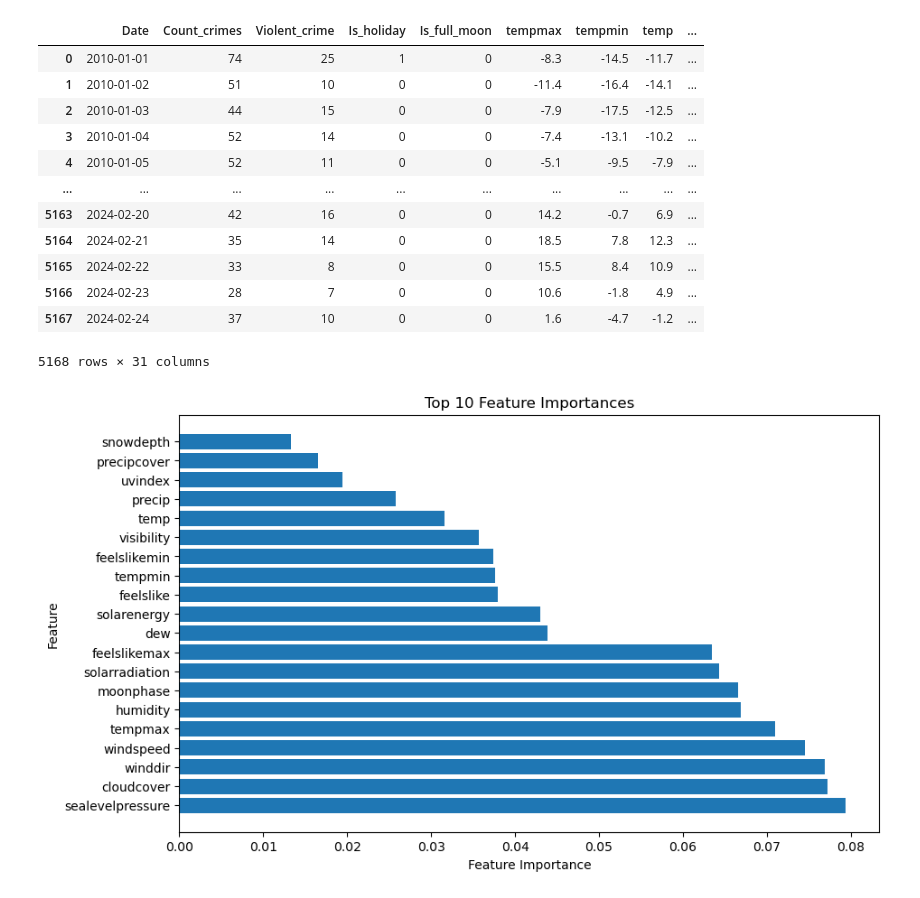
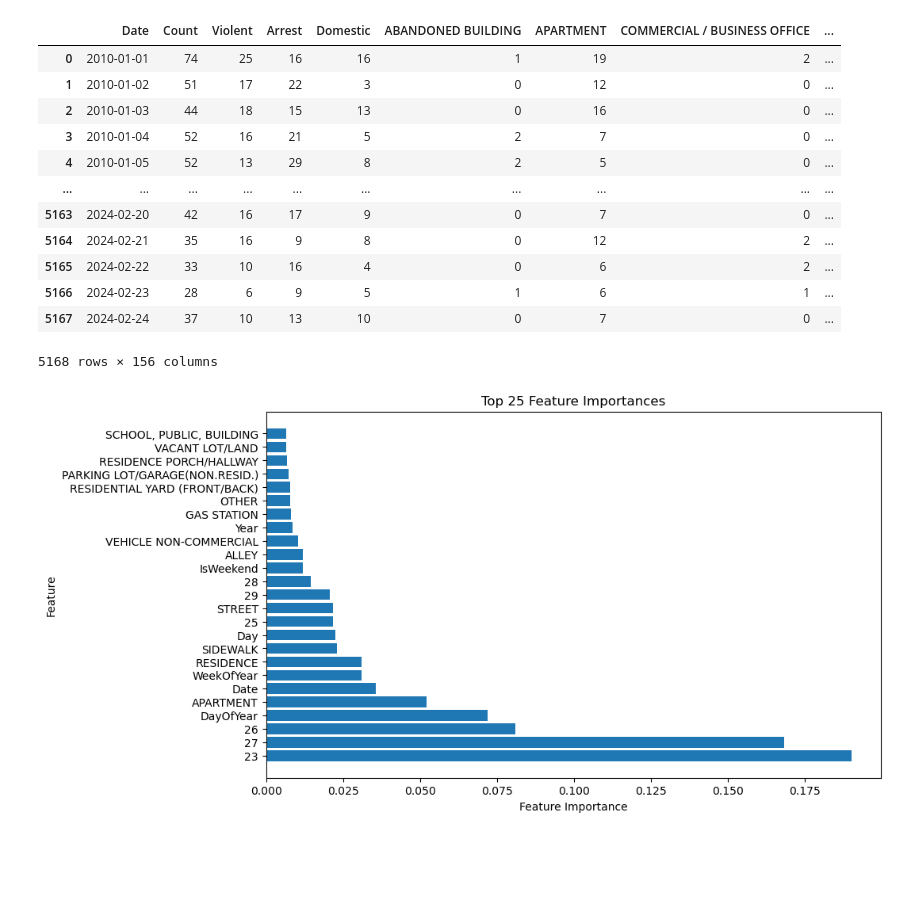
Before and after one commit to SamLeeBYU/ChicagoCrimes, a Jupyter notebook: Jeffry/testing_tree.ipynb, the cells around one changed output. Cells and saved outputs as stored; diff of their text form; code cells hidden in the pictures; blank space fills up the shorter version.

```diff
--- a/Jeffry/testing_tree.ipynb
+++ b/Jeffry/testing_tree.ipynb
@@ -5,37 +5,52 @@ import pandas as pd
 # %%
 #tree
 # %%
-df = pd.read_csv('merged_data.csv')
-df
+data = pd.read_csv("crimes_count.csv")
+data
 # %% [output]
-|  | Date | Count_crimes | Violent_crime | Is_holiday | Is_full_moon | tempmax | tempmin | temp | ... |
-| 0 | 2010-01-01 | 74 | 25 | 1 | 0 | -8.3 | -14.5 | -11.7 | ... |
-| 1 | 2010-01-02 | 51 | 10 | 0 | 0 | -11.4 | -16.4 | -14.1 | ... |
-| 2 | 2010-01-03 | 44 | 15 | 0 | 0 | -7.9 | -17.5 | -12.5 | ... |
-| 3 | 2010-01-04 | 52 | 14 | 0 | 0 | -7.4 | -13.1 | -10.2 | ... |
-| 4 | 2010-01-05 | 52 | 11 | 0 | 0 | -5.1 | -9.5 | -7.9 | ... |
+|  | Date | Count | Violent | Arrest | Domestic | ABANDONED BUILDING | APARTMENT | COMMERCIAL / BUSINESS OFFICE | ... |
+| 0 | 2010-01-01 | 74 | 25 | 16 | 16 | 1 | 19 | 2 | ... |
+| 1 | 2010-01-02 | 51 | 17 | 22 | 3 | 0 | 12 | 0 | ... |
+| 2 | 2010-01-03 | 44 | 18 | 15 | 13 | 0 | 16 | 0 | ... |
+| 3 | 2010-01-04 | 52 | 16 | 21 | 5 | 2 | 7 | 0 | ... |
+| 4 | 2010-01-05 | 52 | 13 | 29 | 8 | 2 | 5 | 0 | ... |
 | ... | ... | ... | ... | ... | ... | ... | ... | ... | ... |
-| 5163 | 2024-02-20 | 42 | 16 | 0 | 0 | 14.2 | -0.7 | 6.9 | ... |
-| 5164 | 2024-02-21 | 35 | 14 | 0 | 0 | 18.5 | 7.8 | 12.3 | ... |
-| 5165 | 2024-02-22 | 33 | 8 | 0 | 0 | 15.5 | 8.4 | 10.9 | ... |
-| 5166 | 2024-02-23 | 28 | 7 | 0 | 0 | 10.6 | -1.8 | 4.9 | ... |
-| 5167 | 2024-02-24 | 37 | 10 | 0 | 0 | 1.6 | -4.7 | -1.2 | ... |
+| 5163 | 2024-02-20 | 42 | 16 | 17 | 9 | 0 | 7 | 0 | ... |
+| 5164 | 2024-02-21 | 35 | 16 | 9 | 8 | 0 | 12 | 2 | ... |
+| 5165 | 2024-02-22 | 33 | 10 | 16 | 4 | 0 | 6 | 2 | ... |
+| 5166 | 2024-02-23 | 28 | 6 | 9 | 5 | 1 | 6 | 1 | ... |
+| 5167 | 2024-02-24 | 37 | 10 | 13 | 10 | 0 | 7 | 0 | ... |
-5168 rows × 31 columns
+5168 rows × 156 columns
+# %%
+data['Date'] = pd.to_datetime(data['Date'])
+data['Year'] = data['Date'].dt.year
+data['Month'] = data['Date'].dt.month
+data['Day'] = data['Date'].dt.day
+data['DayOfYear'] = data['Date'].dt.dayofyear
+data['WeekOfYear'] = data['Date'].dt.isocalendar().week
+data['IsWeekend'] = data['Date'].dt.weekday >= 5
+data['Date'] =data['Year'] + (data['Month'] - 0.5)/12
+# %%
+numeric_columns = data.select_dtypes(include=['float', 'int']).columns
+
+for column in numeric_columns:
+    mean_value = data[column].mean()
+    data[column].fillna(mean_value, inplace=True)
 # %%
-data_train = df
-categorical_features = ['Date', 'Year', 'Month', 'Count_crimes','Violent_crime','YrMon']
+data_train = data
+categorical_features = ['Arrest', 'Domestic', 'Count']
 
 # Generate numeric features excluding categorical and high cardinality features, price, and Id
 numeric_features = [col for col in data_train.columns
                     if col not in categorical_features
-                    and col not in ['Rate']]
+                    and col not in ['Violent']]
 
 # Select features and target variable
 selected_features = numeric_features
 X = data_train[selected_features]
-y = data_train['Rate']
+y = data_train['Violent']
 # %%
-rf_model = RandomForestRegressor(n_estimators=1000, random_state=42)
+rf_model = RandomForestRegressor(n_estimators=20, random_state=42)
 
 # Fit the model
 rf_model.fit(X, y)
@@ -50,18 +65,18 @@ feature_importance_map = dict(zip(X.columns, feature_importances))
 sorted_features = sorted(feature_importance_map.items(), key=lambda x: x[1], reverse=True)
 
 # Extract top 10 features
-top_features = sorted_features[:20]
+top_features = sorted_features[:25]
 # %%
 # Plot feature importances
 plt.figure(figsize=(10, 6))
 plt.barh(range(len(top_features)), [val[1] for val in top_features], align='center')
 plt.yticks(range(len(top_features)), [val[0] for val in top_features])
 plt.xlabel('Feature Importance')
 plt.ylabel('Feature')
-plt.title('Top 10 Feature Importances')
+plt.title('Top 25 Feature Importances')
 plt.show()
 # %% [output]
-[figure, old version]
+[figure, new version]
 # %%
 top_feature_names = [feature[0] for feature in top_features]
 top_feature_names
```
Also changed, not shown: parts of 1 cell of this notebook, 3 other files.
